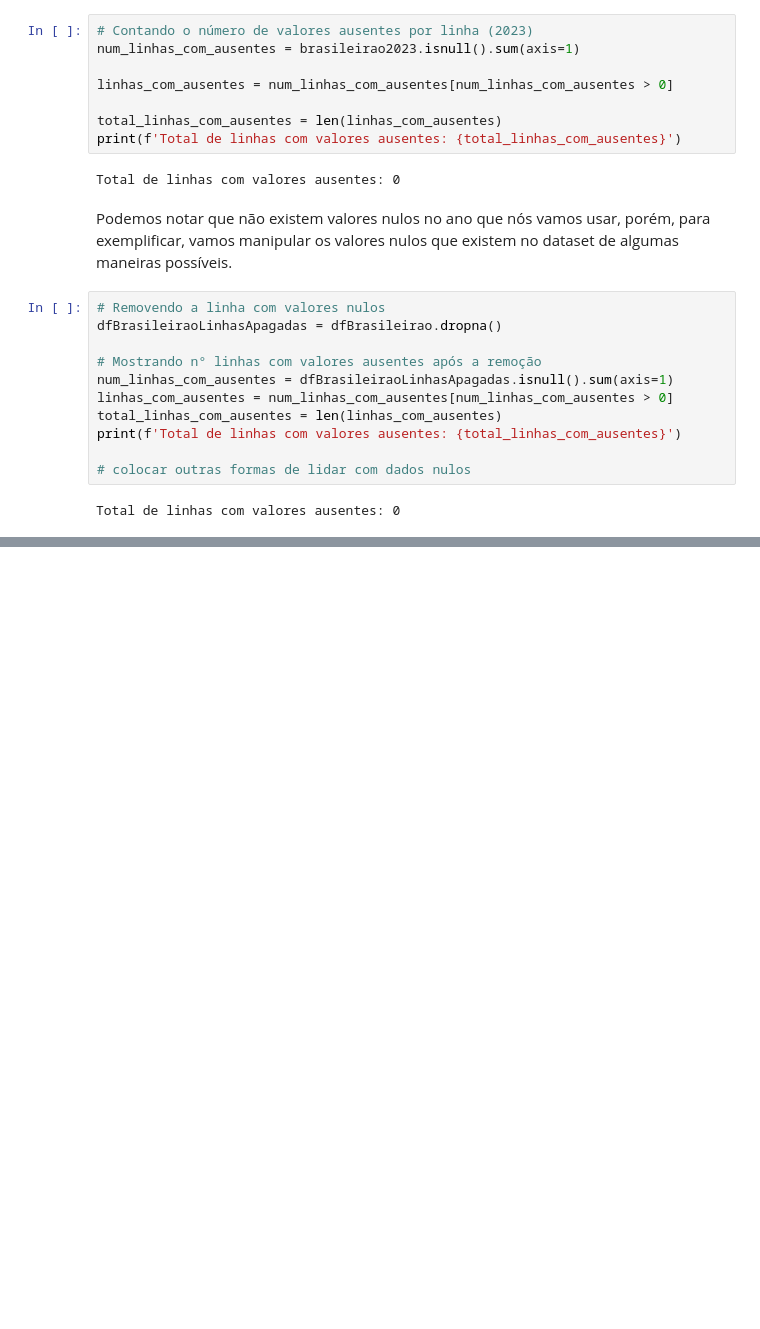
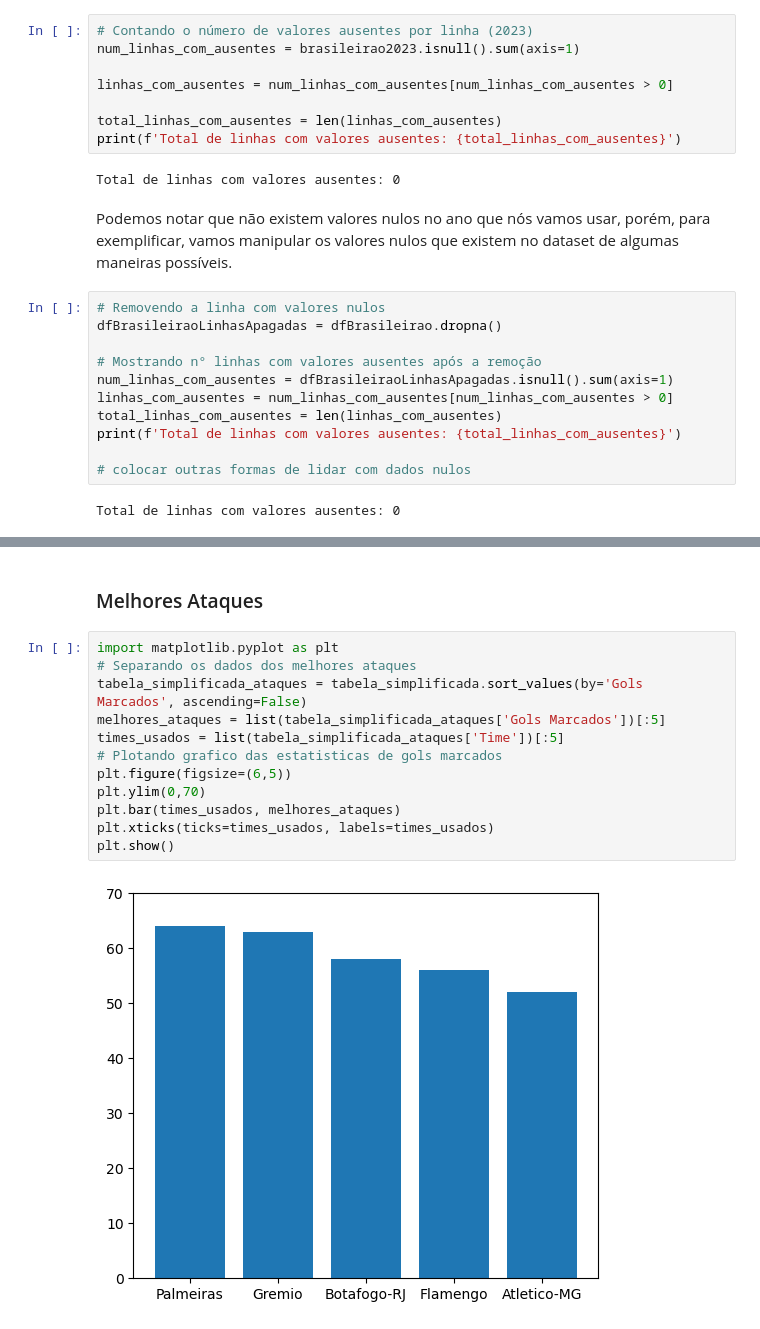
Before and after one commit to RenanZago/AnaliseBrasileirao, a Jupyter notebook: AnaliseDadosBrasileirao.ipynb, the cells around one changed output, grey strips where cells are left out. Drawn from its saved outputs; the diff is of its cells as text; blank space fills up the shorter version.

```diff
--- a/AnaliseDadosBrasileirao.ipynb
+++ b/AnaliseDadosBrasileirao.ipynb
@@ -317,0 +409,16 @@ Como as mudanças de técnicos afetam o desempenho do time?
+# %% [markdown]
+### Melhores Ataques
+# %%
+import matplotlib.pyplot as plt
+# Separando os dados dos melhores ataques
+tabela_simplificada_ataques = tabela_simplificada.sort_values(by='Gols Marcados', ascending=False)
+melhores_ataques = list(tabela_simplificada_ataques['Gols Marcados'])[:5]
+times_usados = list(tabela_simplificada_ataques['Time'])[:5]
+# Plotando grafico das estatisticas de gols marcados
+plt.figure(figsize=(6,5))
+plt.ylim(0,70)
+plt.bar(times_usados, melhores_ataques)
+plt.xticks(ticks=times_usados, labels=times_usados)
+plt.show()
+# %% [output]
+[figure, added]
```
Also changed, not shown: parts of 40 cells of this notebook.
